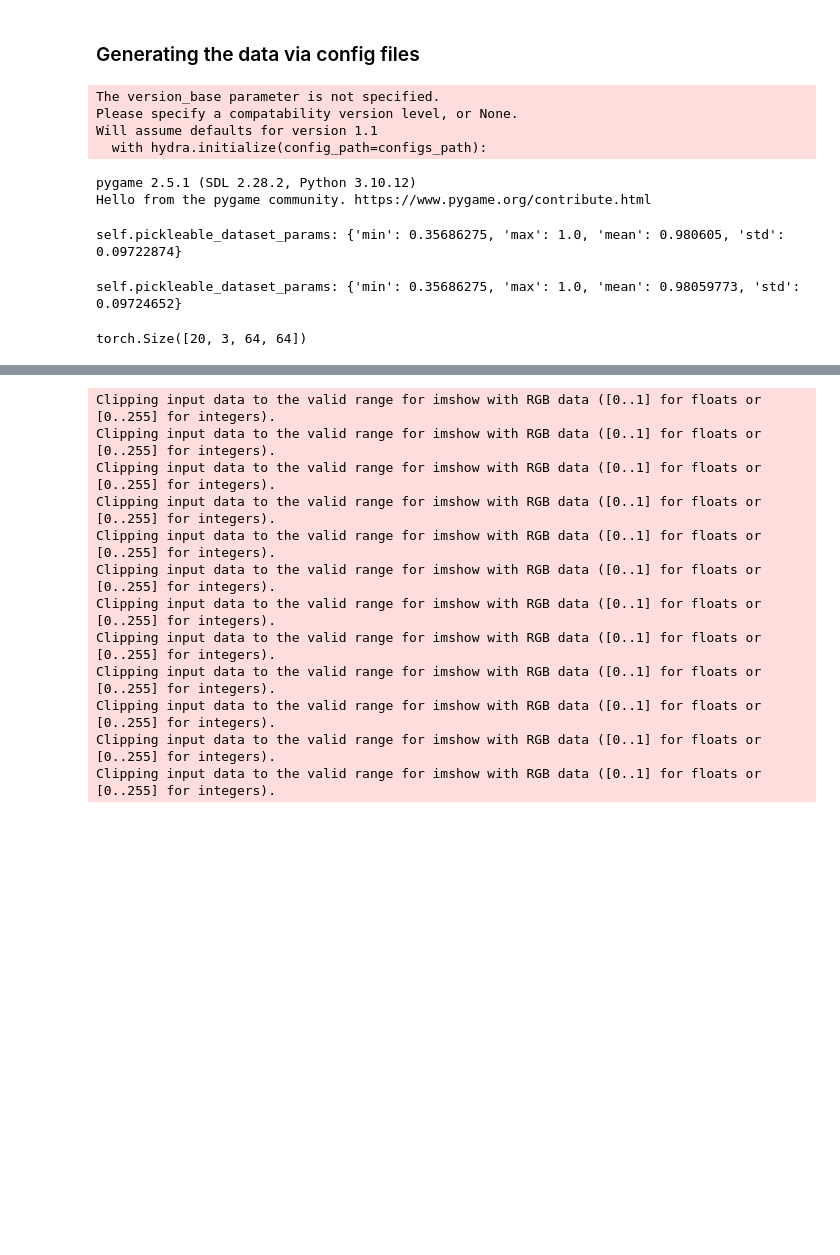
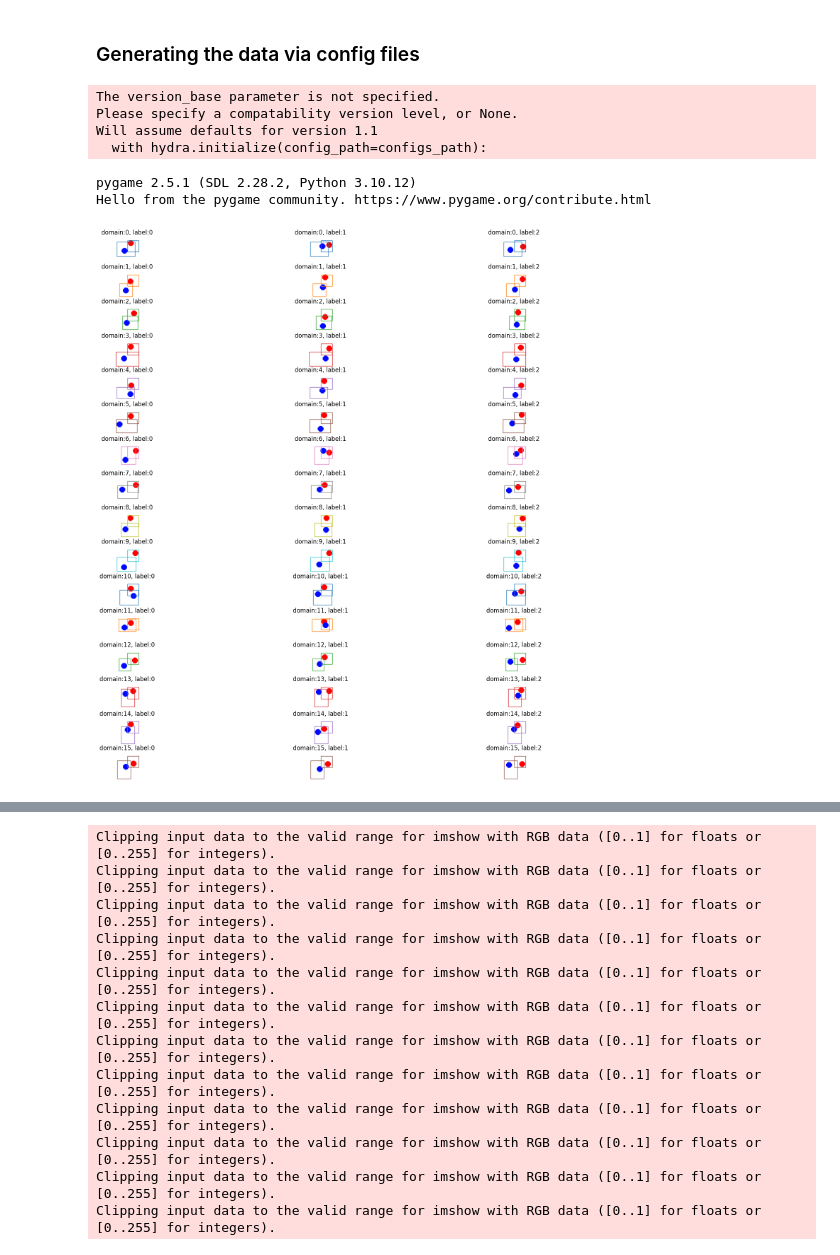
Before and after one commit to amansouri3476/MD-CRL, a Jupyter notebook: dataset_playground.ipynb, the cells around one changed output, grey strips where cells are left out. Cells and saved outputs as stored; diff of their text form; code cells hidden in the pictures; blank space fills up the shorter version.

```diff
--- a/dataset_playground.ipynb
+++ b/dataset_playground.ipynb
@@ -1168,6 +1206,8 @@ print(c)
 # %%
 # use hydra configs to load the dataset
 import hydra
+import os
+from hydra import initialize, initialize_config_module, initialize_config_dir, compose
 from utils import hydra_custom_resolvers
 import torch
 from torchvision import transforms
@@ -1176,19 +1216,24 @@ import numpy as np
 from omegaconf import OmegaConf
 import matplotlib.pyplot as plt
 from PIL import Image as Image, ImageEnhance
+import datamodule
+import models
 configs_path = "configs"
-# config_name = "train_root.yaml"
 config_name = "train_root.yaml"
 
 with hydra.initialize(config_path=configs_path):
     config = hydra.compose(config_name=config_name,
                             overrides=[
                                 "datamodule=md_balls",
-                                "datamodule.num_samples.train=30",
+                                "datamodule.data_dir=./",
+                                "datamodule.num_samples.train=300",
                                 "datamodule.num_samples.valid=10",
                                 "datamodule.num_samples.test=10",
                                 "datamodule.dataset.n_balls_invariant=1",
                                 "datamodule.dataset.n_balls_spurious=1",
+                                "datamodule.dataset.ball_size=0.1",
+                                "datamodule.dataset.invariant_low=[0.5, 0.5]",
+                                "datamodule.dataset.invariant_high=[0.9, 0.9]",
                             ],
                             return_hydra_config=True,
     )
@@ -1209,11 +1254,32 @@ Will assume defaults for version 1.1
   with hydra.initialize(config_path=configs_path):
 pygame 2.5.1 (SDL 2.28.2, Python 3.10.12)
 Hello from the pygame community. https://www.pygame.org/contribute.html
-self.pickleable_dataset_params: {'min': 0.35686275, 'max': 1.0, 'mean': 0.980605, 'std': 0.09722874}
-self.pickleable_dataset_params: {'min': 0.35686275, 'max': 1.0, 'mean': 0.98059773, 'std': 0.09724652}
 # %%
 batch = next(iterator)
-# %%
-batch["image"].shape
-# %% [output]
-torch.Size([20, 3, 64, 64])
+# %%
+r = datamodule.train_dataset.renormalize()
+# %%
+# plot 3 representative samples from each domain
+# import patches
+dim = 64
+angle_ = 0.
+import matplotlib.patches as patches
+fig, axs = plt.subplots(datamodule.train_dataset.num_domains, 3, figsize=(20, 20))
+for domain_idx in range(datamodule.train_dataset.num_domains):
+    for img_idx in range(3):
+        # plot the domain grid on the same ax
+        # rect = patches.Rectangle(dim * datamodule.train_dataset.dataset.domain_lows[domain_idx, j, :2], dim * datamodule.train_dataset.dataset.domain_highs[domain_idx, j, 0] - dim * datamodule.train_dataset.dataset.domain_lows[domain_idx, j, 0], dim * datamodule.train_dataset.dataset.domain_highs[domain_idx, j, 1] - dim * datamodule.train_dataset.dataset.domain_lows[domain_idx, j, 1], linewidth=1, edgecolor="C%d" % (domain_idx), facecolor='none')
+        rect = patches.Rectangle((dim * datamodule.train_dataset.domain_lows[domain_idx, 0], dim * (1 - datamodule.train_dataset.domain_lows[domain_idx, 1] - (datamodule.train_dataset.domain_highs[domain_idx, 1] - datamodule.train_dataset.domain_lows[domain_idx, 1]))), dim * datamodule.train_dataset.domain_highs[domain_idx, 0] - dim * datamodule.train_dataset.domain_lows[domain_idx, 0], dim * datamodule.train_dataset.domain_highs[domain_idx, 1] - dim * datamodule.train_dataset.domain_lows[domain_idx, 1], linewidth=1, edgecolor="C%d" % (domain_idx), facecolor='none')
+        # rect = patches.Rectangle((dim * 0.4, dim * 0.1), dim * 0.2, dim * 0.4, linewidth=1, edgecolor="C%d" % (domain_idx), facecolor='none')
+        # rect = patches.Rectangle((dim * datamodule.train_dataset.dataset.domain_highs[domain_idx, j, 0], dim * datamodule.train_dataset.dataset.domain_lows[domain_idx, j, 1]), dim * datamodule.train_dataset.dataset.domain_highs[domain_idx, j, 0] - dim * datamodule.train_dataset.dataset.domain_lows[domain_idx, j, 0], dim * datamodule.train_dataset.dataset.domain_highs[domain_idx, j, 1] - dim * datamodule.train_dataset.dataset.domain_lows[domain_idx, j, 1], linewidth=1, edgecolor="C%d" % (domain_idx), facecolor='none', angle=angle_)
+        # rect = patches.Rectangle(dim * (1-datamodule.train_dataset.dataset.domain_lows[domain_idx, j, :2]), dim * datamodule.train_dataset.dataset.domain_highs[domain_idx, j, 0] - dim * datamodule.train_dataset.dataset.domain_lows[domain_idx, j, 0], dim * datamodule.train_dataset.dataset.domain_highs[domain_idx, j, 1] - dim * datamodule.train_dataset.dataset.domain_lows[domain_idx, j, 1], linewidth=1, edgecolor="C%d" % (domain_idx), facecolor='none')
+        # rect = patches.Rectangle((dim * 0.2, dim * 0.1), dim * 0.2, dim * 0.4, linewidth=1, edgecolor="C%d" % (domain_idx), facecolor='none')
+        axs[domain_idx, img_idx].add_patch(rect)
+        # invariant patch
+        rect = patches.Rectangle((dim * datamodule.train_dataset.invariant_low[0], dim * (1 - datamodule.train_dataset.invariant_low[1] - (datamodule.train_dataset.invariant_high[1] - datamodule.train_dataset.invariant_low[1]))), dim * datamodule.train_dataset.invariant_high[0] - dim * datamodule.train_dataset.invariant_low[0], dim * datamodule.train_dataset.invariant_high[1] - dim * datamodule.train_dataset.invariant_low[1], linewidth=1, edgecolor="C%d" % (domain_idx), facecolor='none')
+        axs[domain_idx, img_idx].add_patch(rect)
+        axs[domain_idx, img_idx].imshow(r(batch["image"][(batch["domain"] == domain_idx).squeeze()][img_idx]).permute(1,2,0))
+        axs[domain_idx, img_idx].set_title(f"domain:{domain_idx}, label:{img_idx}")
+        axs[domain_idx, img_idx].axis("off")
+# %% [output]
+[figure, added]
```
Also changed, not shown: parts of 16 cells of this notebook, 16 other files.
